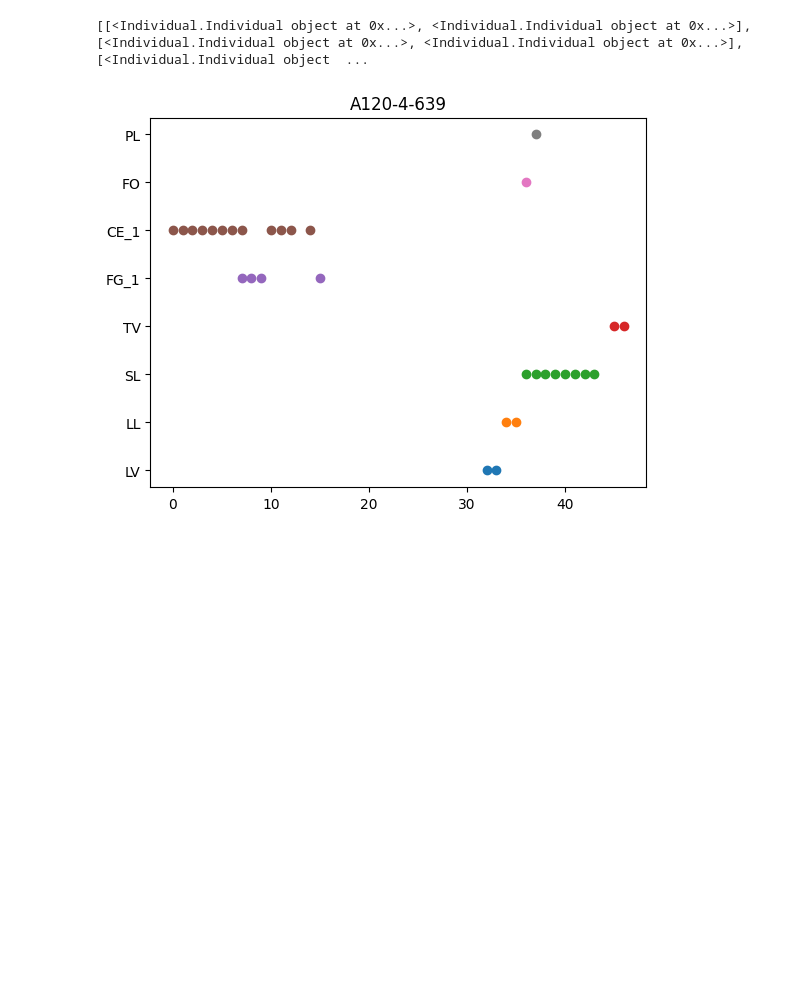
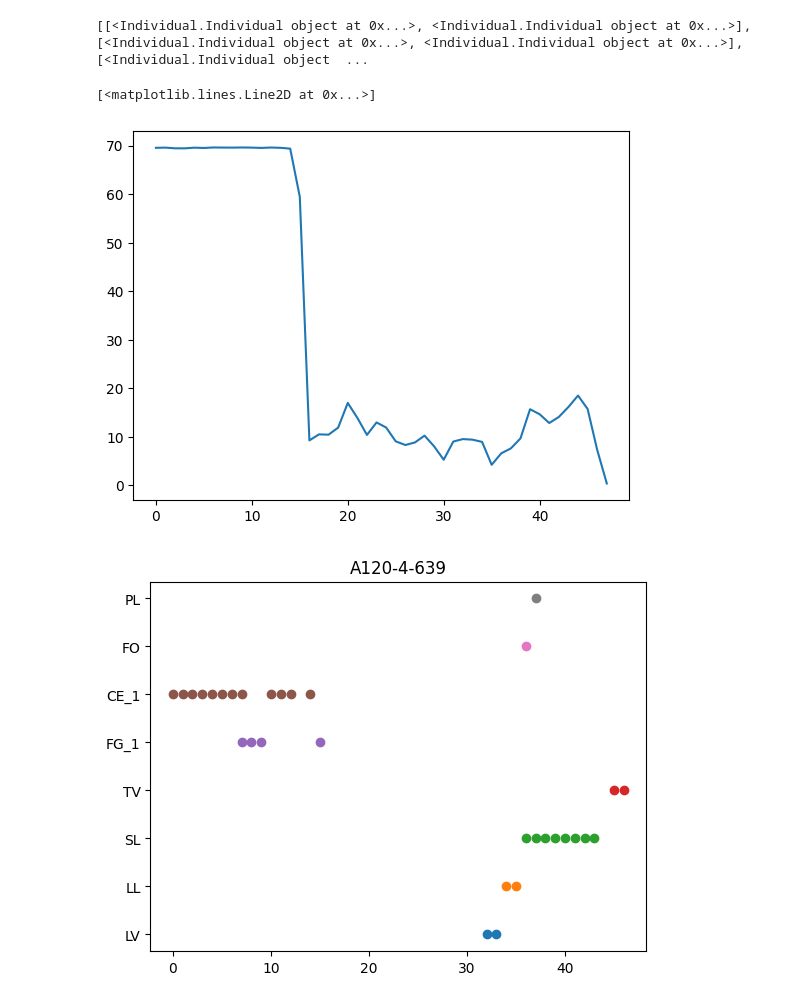
Before and after one commit to adarraillan/Use_Case_SPIE, a Jupyter notebook: Optimization/visualization.ipynb, the cells around one changed output. Drawn from its saved outputs; the diff is of its cells as text; code cells hidden in the pictures; blank space fills up the shorter version.

```diff
--- a/Optimization/visualization.ipynb
+++ b/Optimization/visualization.ipynb
@@ -20,7 +20,10 @@ solutions = joblib.load("out/Solution_f10.joblib")
 data_network = load_csv("data/data_network.csv")
 network_dict = make_network_dict(data_network)
 # %%
-# plt.plot(day_consumption)
+plt.plot(day_consumption)
+# %% [output]
+[<matplotlib.lines.Line2D at 0x...>]
+[figure, added]
 # %%
 def plot_planning(planning,title):
     m_count = 0
```
Also changed, not shown: 1 other file.
